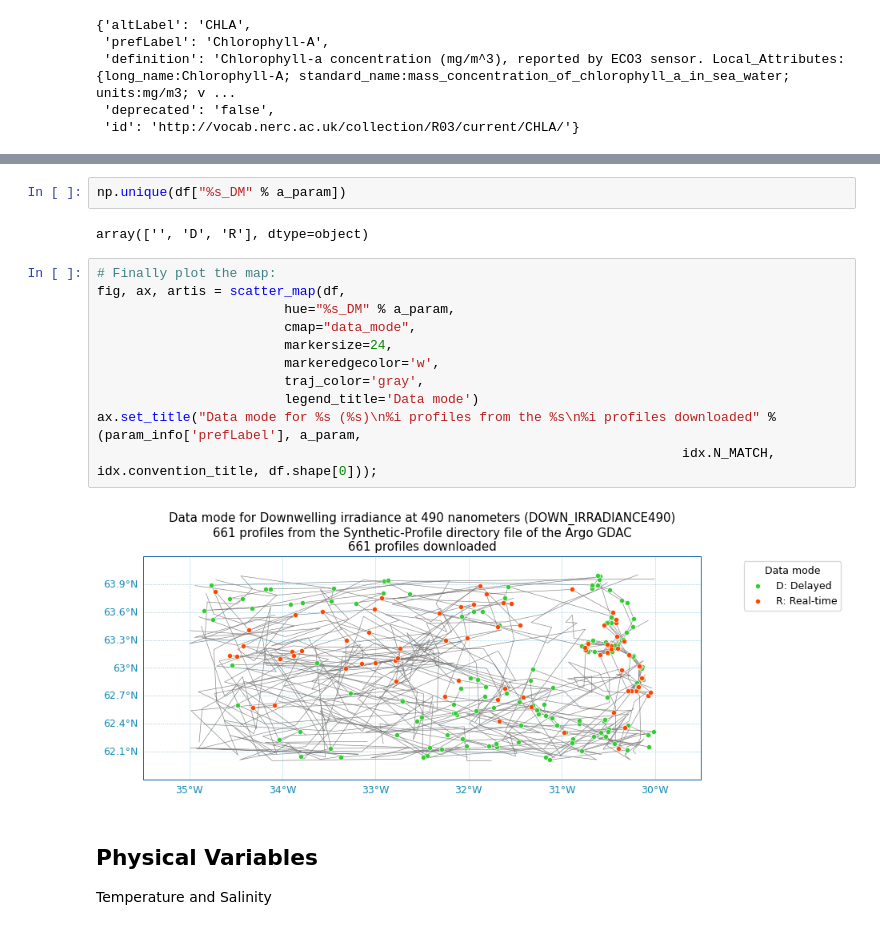
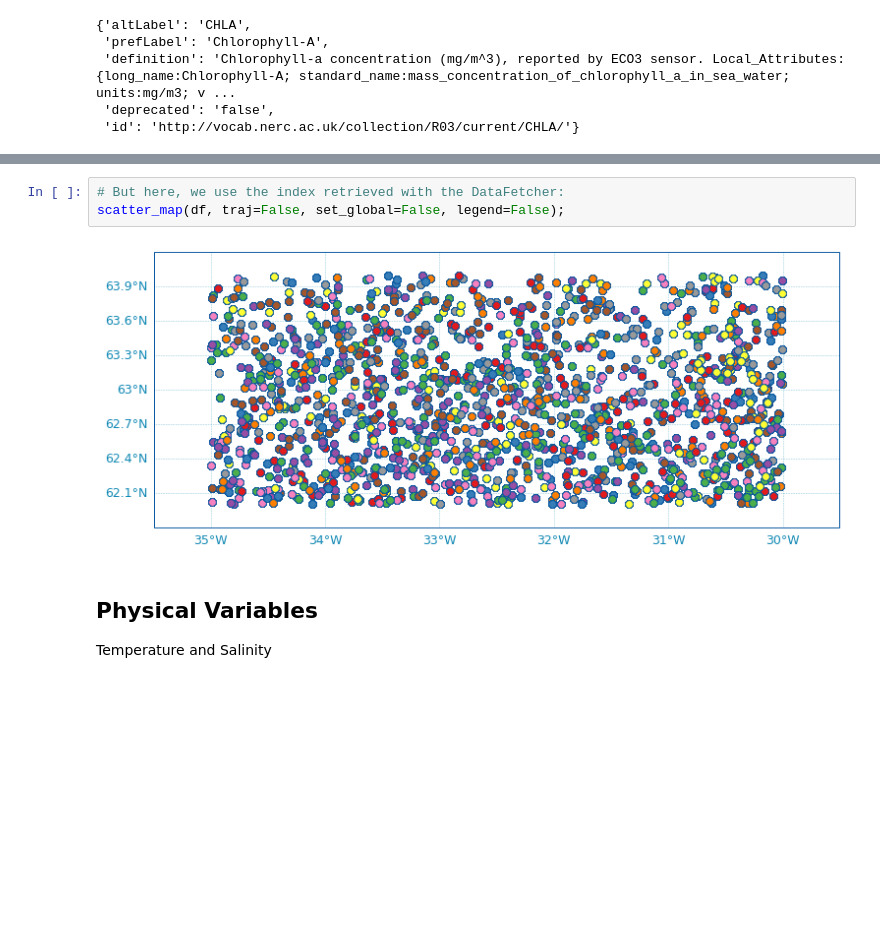
Before and after one commit to ROYVNZ/Mas, a Jupyter notebook: scripts/Argo_Region_Plot.ipynb, the cells around one changed output, grey strips where cells are left out. Drawn from its saved outputs; the diff is of its cells as text; blank space fills up the shorter version.

```diff
--- a/scripts/Argo_Region_Plot.ipynb
+++ b/scripts/Argo_Region_Plot.ipynb
@@ -156,20 +151,8 @@ KeyError: 'parameters'
-# %%
-np.unique(df["%s_DM" % a_param])
-# %% [output]
-array(['', 'D', 'R'], dtype=object)
-# %%
-# Finally plot the map:
-fig, ax, artis = scatter_map(df,
-                        hue="%s_DM" % a_param,
-                        cmap="data_mode",
-                        markersize=24,
-                        markeredgecolor='w',
-                        traj_color='gray',
-                        legend_title='Data mode')
-ax.set_title("Data mode for %s (%s)\n%i profiles from the %s\n%i profiles downloaded" % (param_info['prefLabel'], a_param,
-                                                                           idx.N_MATCH, idx.convention_title, df.shape[0]));
-# %% [output]
-[figure, removed]
+# %%
+# But here, we use the index retrieved with the DataFetcher:
+scatter_map(df, traj=False, set_global=False, legend=False);
+# %% [output]
+[figure, added]
 # %% [markdown]
 ## Physical Variables
 
```
Also changed, not shown: parts of 11 cells of this notebook, 4 other files.
